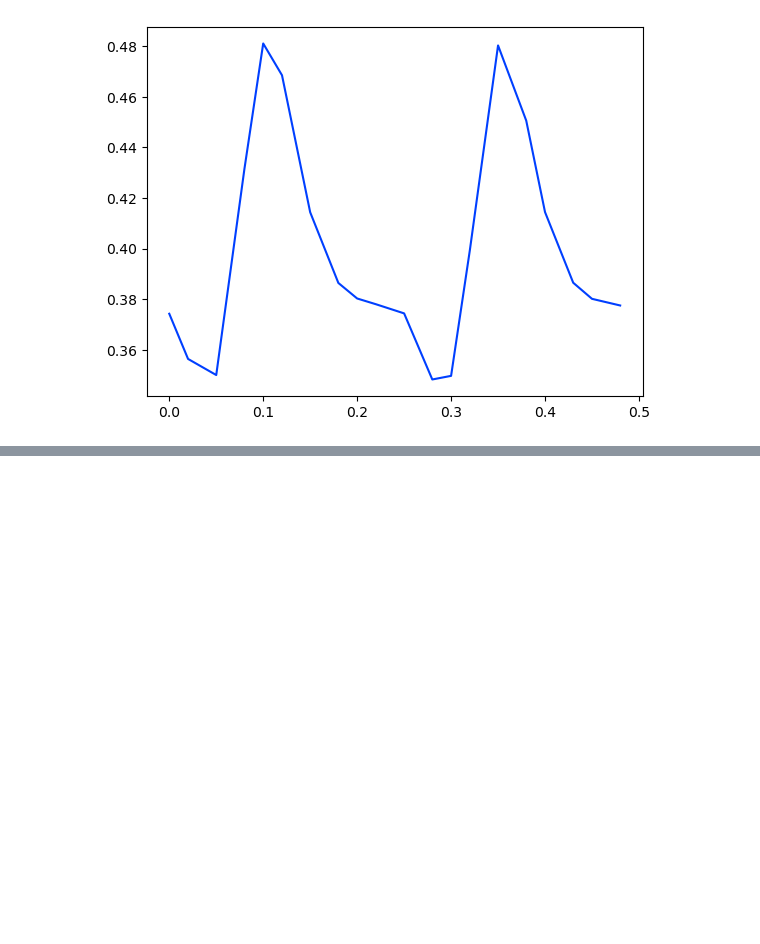
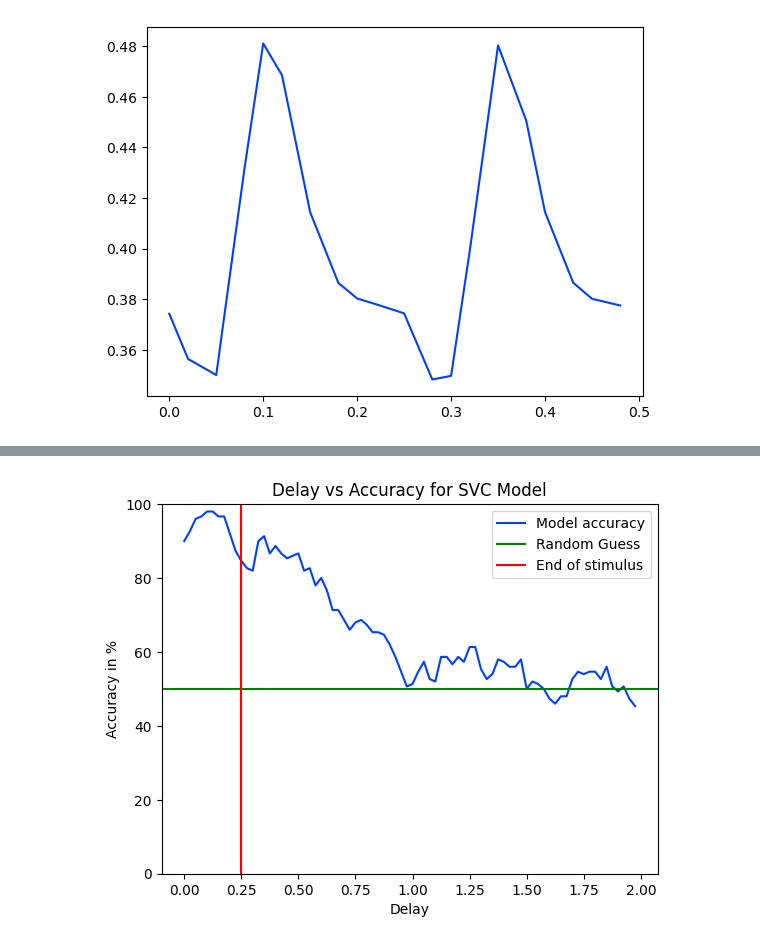
Before and after one commit to daniyarzt/neuromodelling, a Jupyter notebook: notebooks/classification_with_time_delay.ipynb, the cells around one changed output, grey strips where cells are left out. Drawn from its saved outputs; the diff is of its cells as text; code cells hidden in the pictures; blank space fills up the shorter version.

Commit message:
fixed experiment_with_delay to include other stimuli, repeated experiment with flashes and drifting gratings contrast

```diff
--- a/notebooks/classification_with_time_delay.ipynb
+++ b/notebooks/classification_with_time_delay.ipynb
@@ -225,12 +223,20 @@ from sklearn.metrics import confusion_matrix
 # %% [markdown]
 Experiment with delay
 # %%
-def experiment_with_delay(delay : float, stimuli : pd.DataFrame, regionstr : str = "VISam", window_size : float = None, withlogs = True, partial : float = None):
+def experiment_with_delay(delay : float, stimulus_name, stimuli : pd.DataFrame, regionstr : str = "VISam", window_size : float = None, withlogs = True, partial : float = None):
     spike_vectors = get_spike_vectors(oursession, delay, stimuli, regionstr, window_size, partial = partial)
     stimuli_ids = spike_vectors.index
 
+    #Creating a dictionary which maps the stimulus to its classification label column
+    stimulus_label_column = {"natural_scenes": "frame",
+                             "flashes": "color",
+                             "static_gratings": "orientation",
+                             "drifting_gratings": "orientation",
+                             "gabors": "orientation",
+                             "drifting_gratings_contrast": "orientation"}
+
     #Find the frame that corresponds to the presentation id and convert it to int numpy array.
-    targets = stimuli.loc[stimuli_ids, "frame"] # right now works only with natural_scenes!
+    targets = stimuli.loc[stimuli_ids, stimulus_label_column[stimulus_name]] # right now works only with natural_scenes!
     targets = targets.values.astype(int)
     labels = np.unique(targets)  #There should be 118 labels, one per image.
 
@@ -523,0 +536,5 @@ plt.plot(delays, variance_hm[0])
+# %%
+# Get flashes data
+
+flashes = oursession.get_stimulus_table("flashes")
+flashes.head()
@@ -523,0 +590,5 @@ plt.plot(delays, variance_hm[0])
+# %%
+delays = np.arange(0.0, 2.0, 0.025)
+accuracies = []
+for delay in delays:
+    accuracies.append(experiment_with_delay(delay, "flashes", flashes))
@@ -523,0 +613,14 @@ plt.plot(delays, variance_hm[0])
+# %%
+# plot the graph
+
+plt.ylim(0, 100)
+plt.xlabel('Delay')
+plt.ylabel('Accuracy in %')
+plt.title('Delay vs Accuracy for SVC Model')
+plt.plot(delays, accuracies, label = 'Model accuracy')
+plt.axline((0.25, 50), (0.5, 50), color = 'green', label = 'Random Guess')
+plt.axvline(0.25, 0, 30, color = 'red', label = 'End of stimulus')
+plt.legend()
+plt.show()
+# %% [output]
+[figure, added]
```
Also changed, not shown: parts of 23 cells of this notebook.
